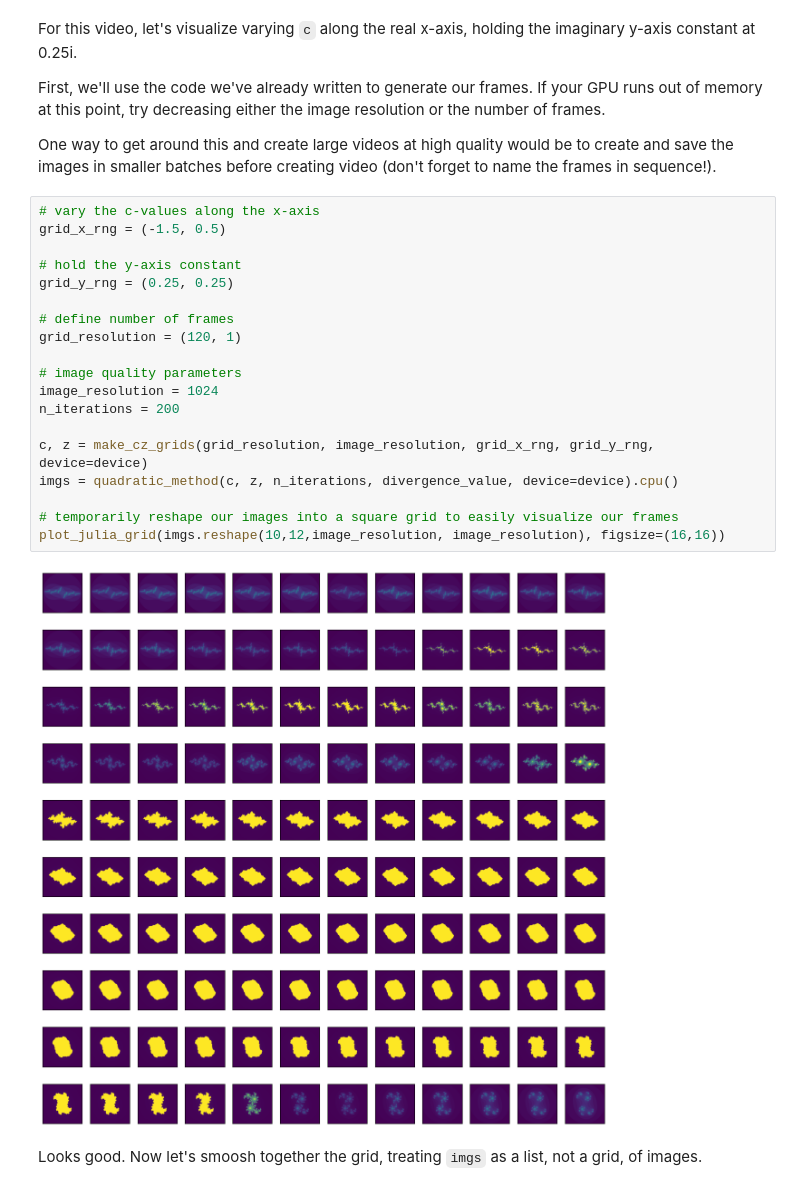
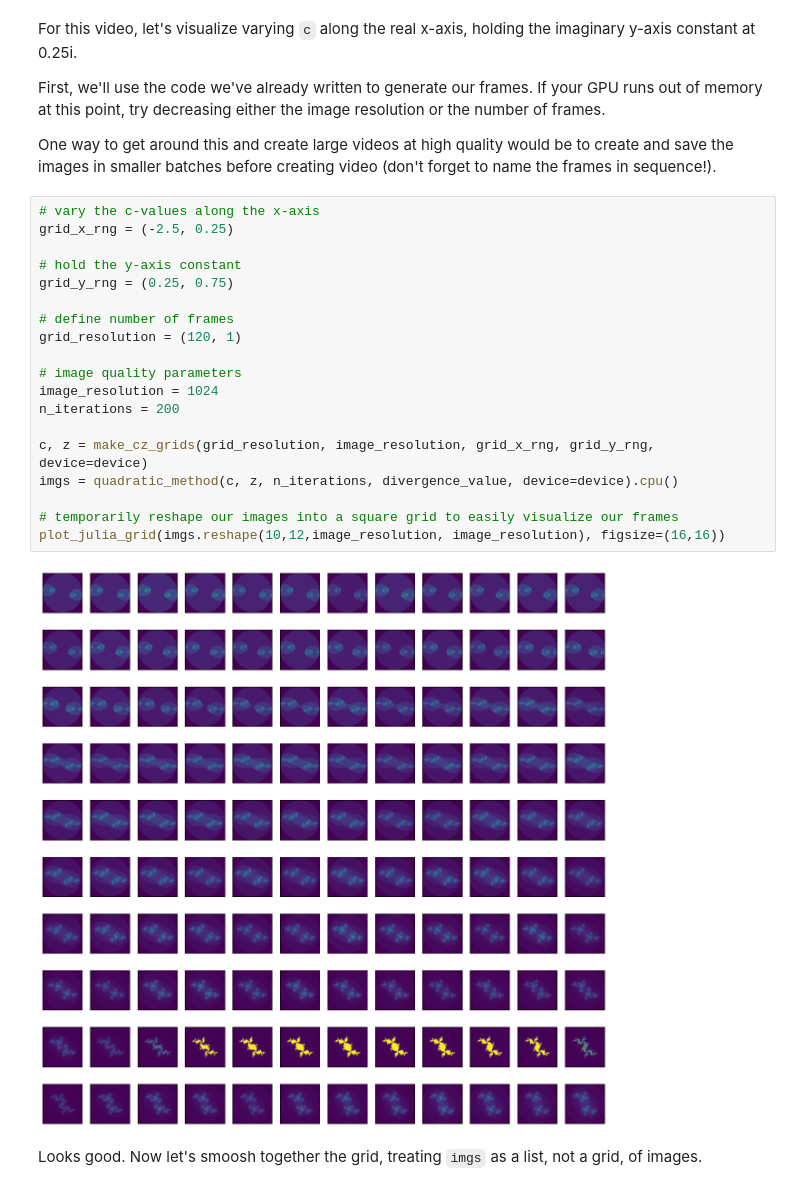
Before and after one commit to abbhimish/IAT460-Week2-Randomness-and-Chaos, a Jupyter notebook: julia_fractals.ipynb, the cells around one changed output. Cells and saved outputs as stored; diff of their text form.

```diff
--- a/julia_fractals.ipynb
+++ b/julia_fractals.ipynb
@@ -390,25 +414,25 @@ First, we'll use the code we've already written to generate our frames. If your
 One way to get around this and create large videos at high quality would be to create and save the images in smaller batches before creating video (don't forget to name the frames in sequence!).
 # %%
 # vary the c-values along the x-axis
-grid_x_rng = (-1.5, 0.5)
+grid_x_rng = (-2.5, 0.25)
 
 # hold the y-axis constant
-grid_y_rng = (0.25, 0.25)
+grid_y_rng = (0.25, 0.75)
 
 # define number of frames
 grid_resolution = (120, 1)
 
 # image quality parameters
 image_resolution = 1024
 n_iterations = 200
 
 c, z = make_cz_grids(grid_resolution, image_resolution, grid_x_rng, grid_y_rng, device=device)
 imgs = quadratic_method(c, z, n_iterations, divergence_value, device=device).cpu()
 
 # temporarily reshape our images into a square grid to easily visualize our frames
 plot_julia_grid(imgs.reshape(10,12,image_resolution, image_resolution), figsize=(16,16))
 # %% [output]
-[figure, old version]
+[figure, new version]
 # %% [markdown]
 Looks good. Now let's smoosh together the grid, treating `imgs` as a list, not a grid, of images.
 # %%
```
Also changed, not shown: parts of 9 cells of this notebook.
